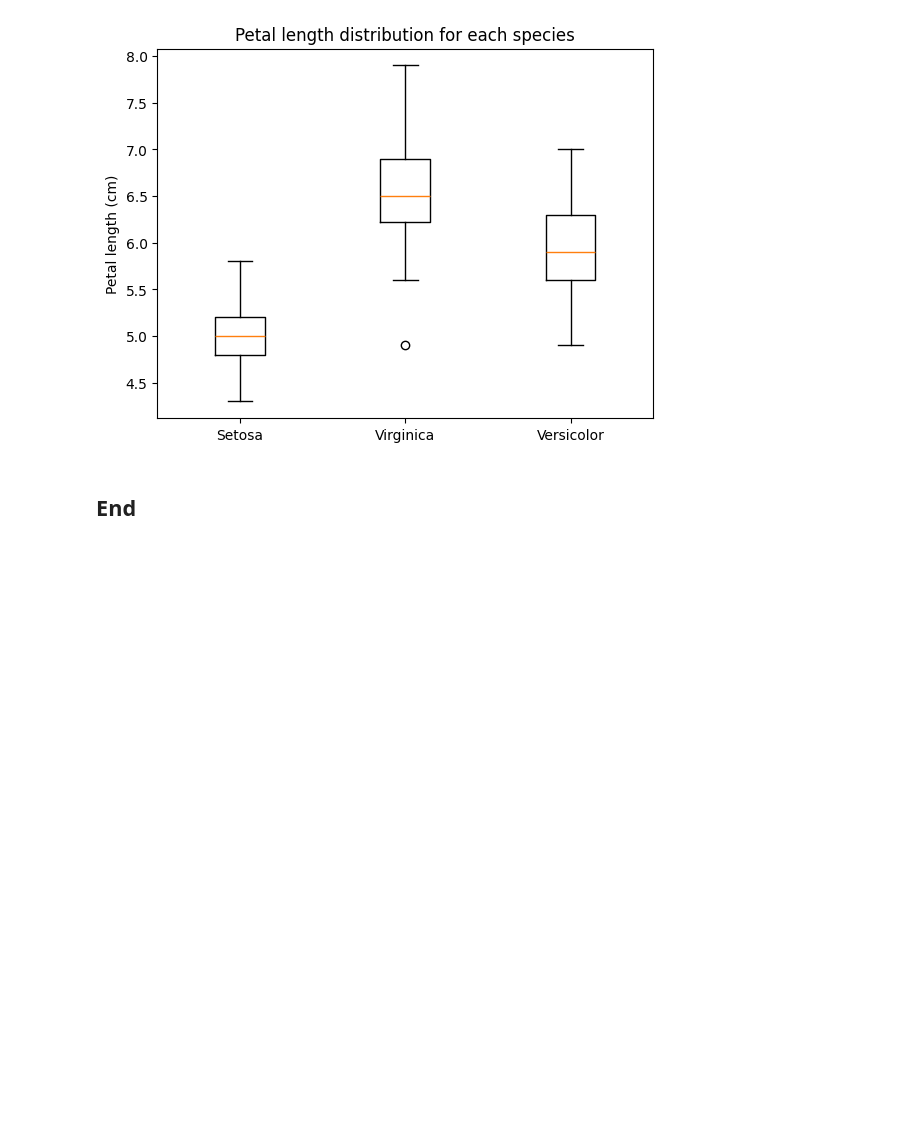
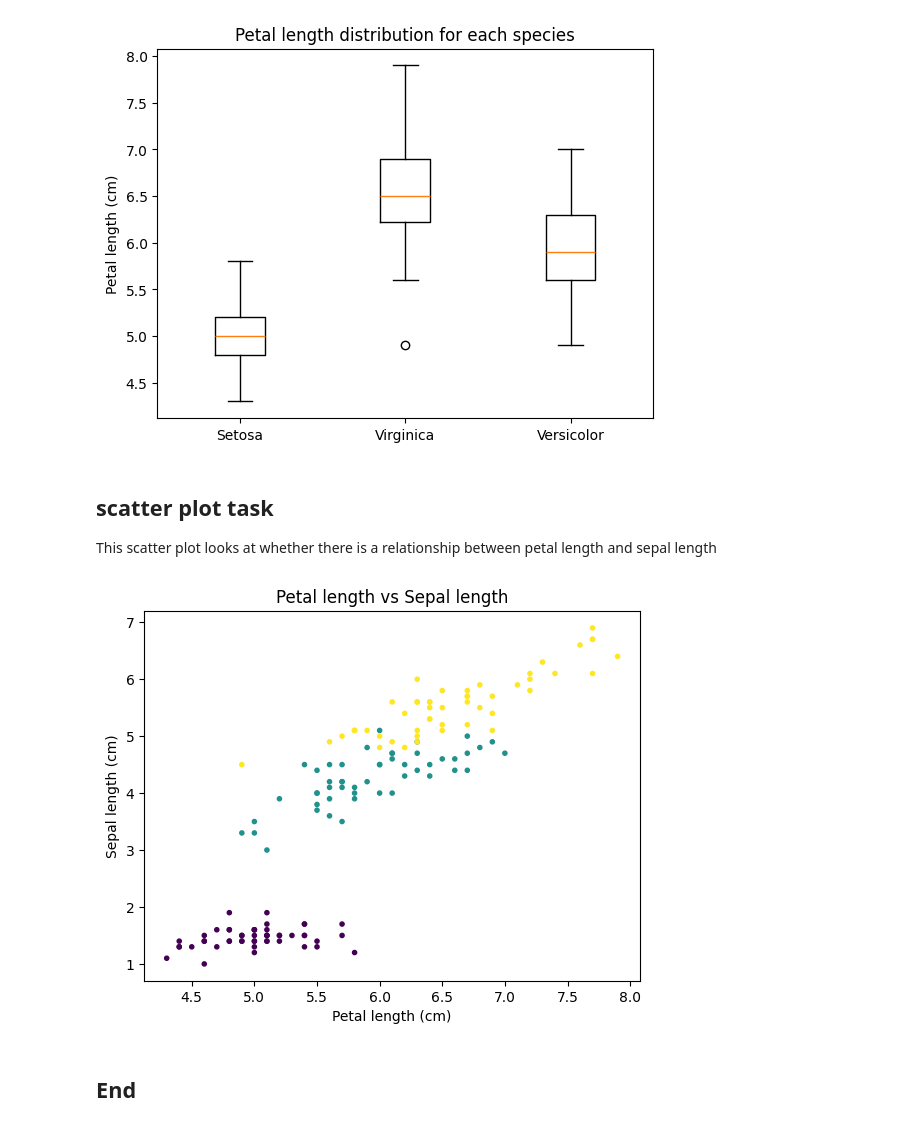
Before and after one commit to Fergus-dev/principles_of_data_analytics, a Jupyter notebook: tasks.ipynb, the cells around one changed output. Cells and saved outputs as stored; diff of their text form; code cells hidden in the pictures; blank space fills up the shorter version.

Commit message:
initial commit of task 5, creating a scatter plot

```diff
--- a/tasks.ipynb
+++ b/tasks.ipynb
@@ -369,5 +369,26 @@ plt.show()
  7.7 6.0 6.9 5.6 7.7 6.3 6.7 7.2 6.2 6.1 6.4 7.2 7.4 7.9 6.4 6.3 6.1 7.7
  6.3 6.4 6.0 6.9 6.7 6.9 5.8 6.8 6.7 6.7 6.3 6.5 6.2 5.9]
 [figure]
+# %% [markdown]
+## scatter plot task
+
+This scatter plot looks at whether there is a relationship between petal length and sepal length
+# %%
+# creating a scatter plot to see whether there is a relatioship between petal length and sepal length
+# defining the x and y values for the scatter plot, specifying the marker type and feature to colour each point by
+plt.scatter(iris_array[:, 2], iris_array[:, 4], marker='.', c=iris_array[:, 0])
+
+# setting labels and title
+plt.xlabel('Petal length (cm)')
+plt.ylabel('Sepal length (cm)')
+plt.title('Petal length vs Sepal length')
+
+# using the following resource to figure out how to use a legend: https://matplotlib.org/stable/gallery/lines_bars_and_markers/scatter_with_legend.html
+
+
+# displaying the plot
+plt.show()
+# %% [output]
+[figure, added]
 # %% [markdown]
 ## End
```
Also changed, not shown: 1 other file.
